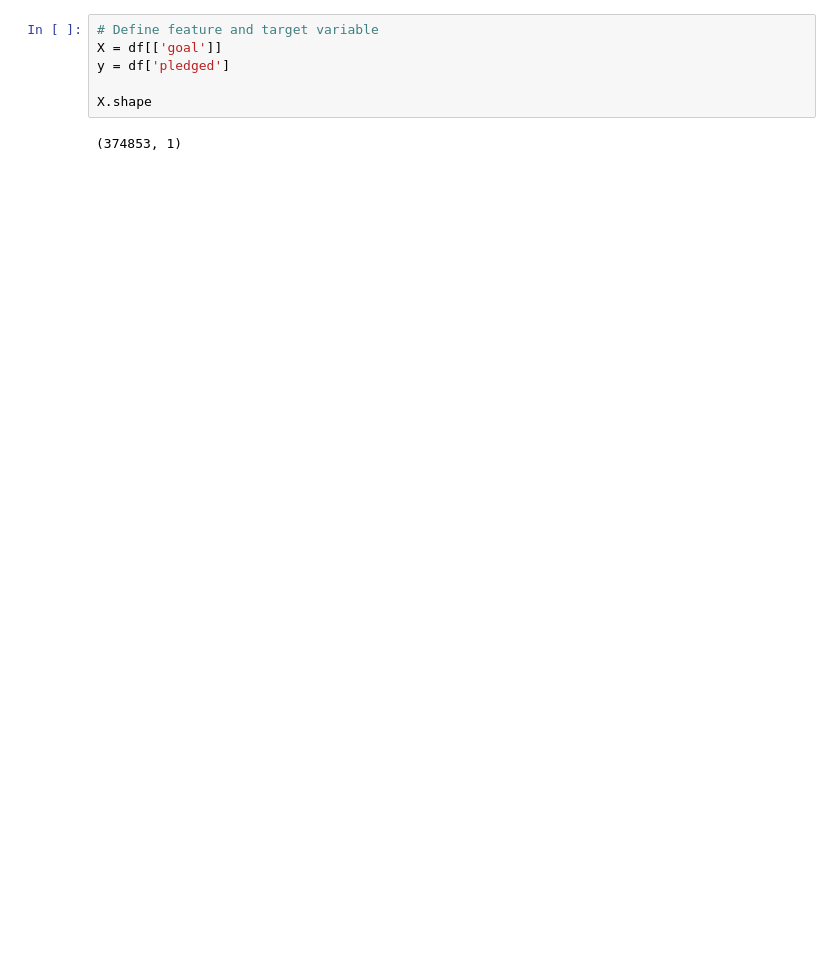
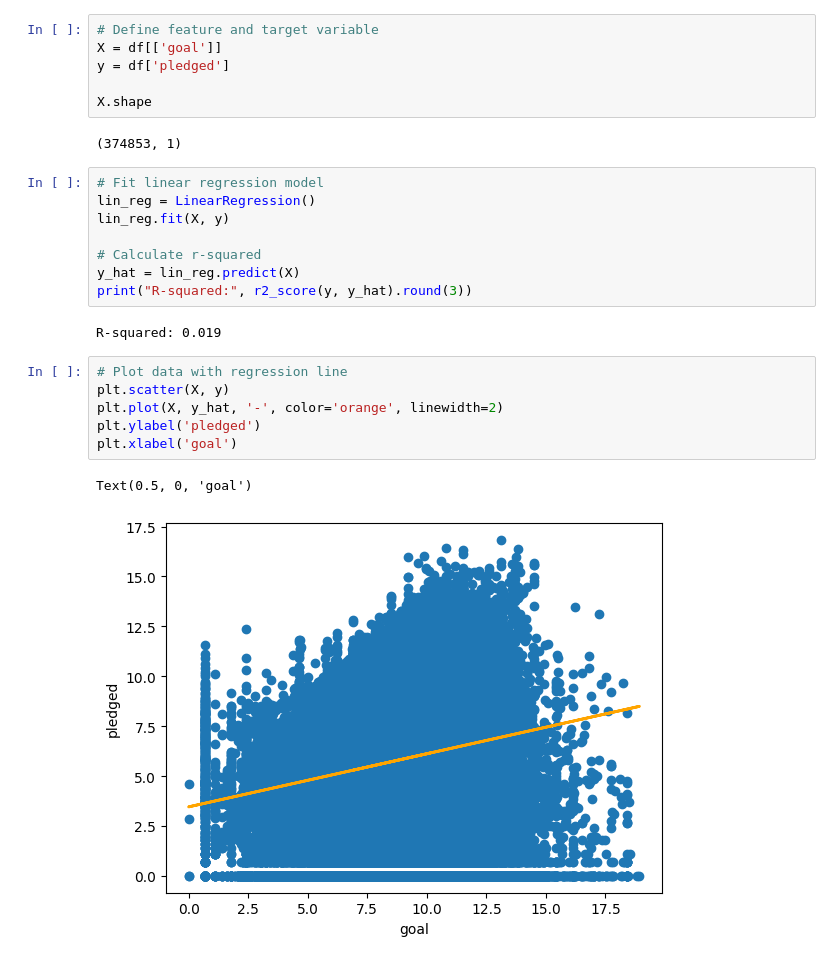
Before and after one commit to rouven-pampus/kickstart_masters, a Jupyter notebook: ML Baseline.ipynb, the cells around one changed output. Drawn from its saved outputs; the diff is of its cells as text; blank space fills up the shorter version.

```diff
--- a/ML Baseline.ipynb
+++ b/ML Baseline.ipynb
@@ -58,3 +61,22 @@ y = df['pledged']
 X.shape
 # %% [output]
 (374853, 1)
+# %%
+# Fit linear regression model
+lin_reg = LinearRegression()
+lin_reg.fit(X, y)
+
+# Calculate r-squared
+y_hat = lin_reg.predict(X)
+print("R-squared:", r2_score(y, y_hat).round(3))
+# %% [output]
+R-squared: 0.019
+# %%
+# Plot data with regression line
+plt.scatter(X, y)
+plt.plot(X, y_hat, '-', color='orange', linewidth=2)
+plt.ylabel('pledged')
+plt.xlabel('goal')
+# %% [output]
+Text(0.5, 0, 'goal')
+[figure, added]
```
Also changed, not shown: parts of 5 cells of this notebook.
